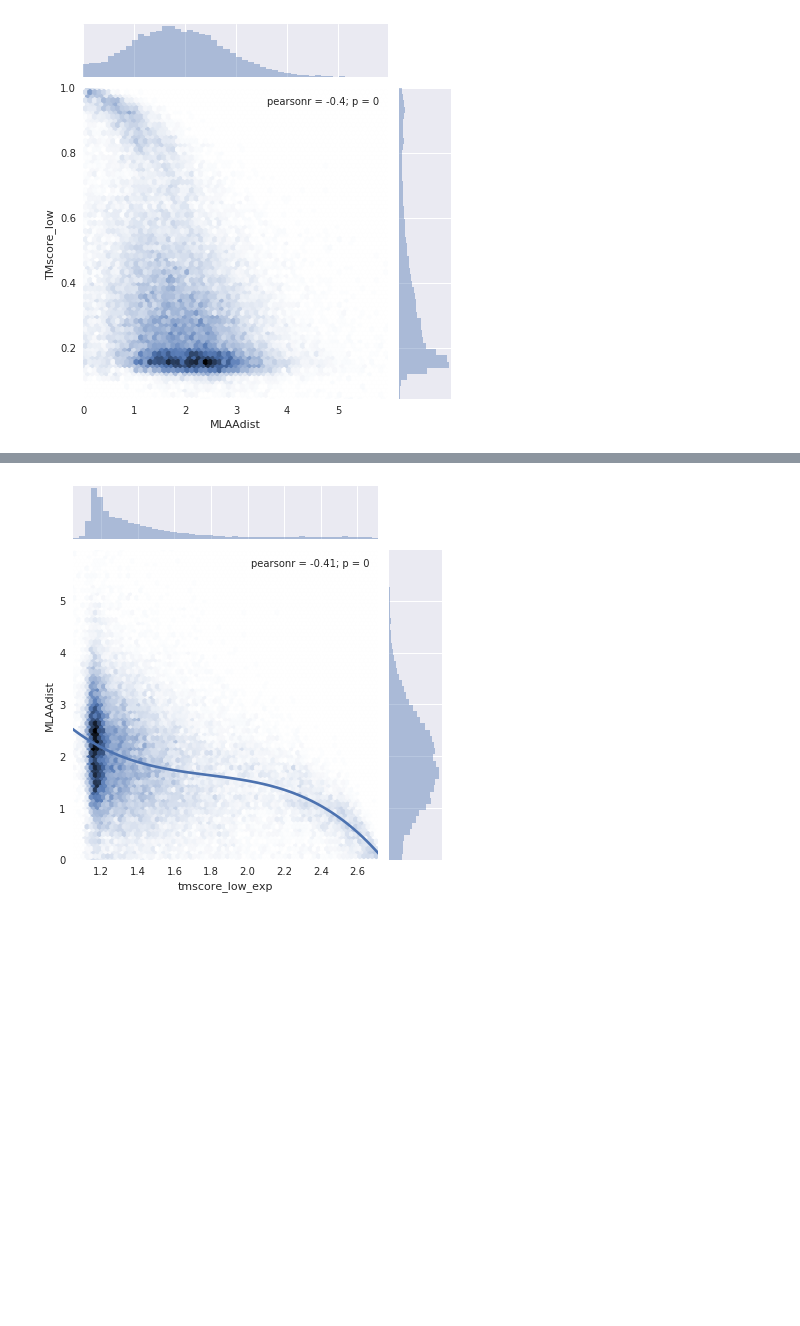
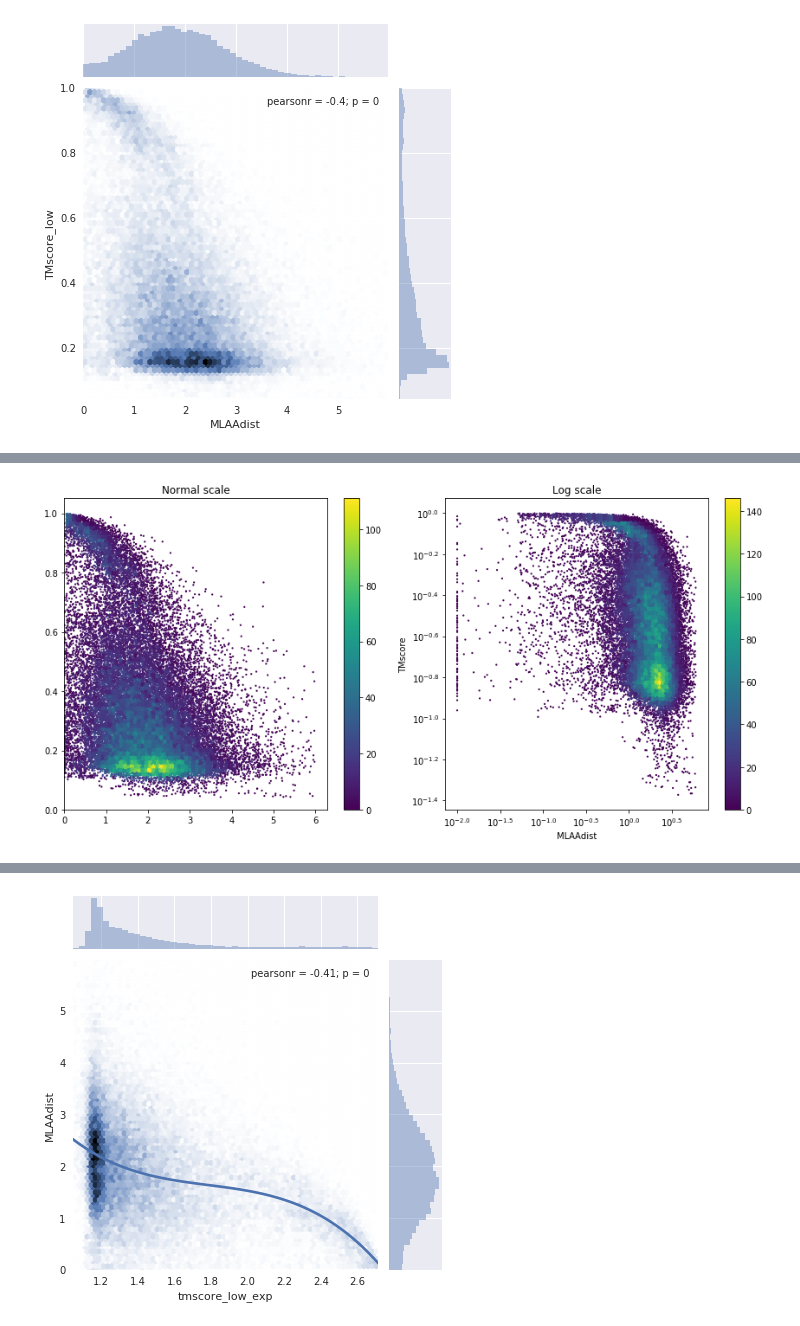
Before and after one commit to patrickbryant1/basic_scilife_scripts, a Jupyter notebook: visual/visual_notebook.ipynb, the cells around one changed output, grey strips where cells are left out. Cells and saved outputs as stored; diff of their text form; code cells hidden in the pictures; blank space fills up the shorter version.

```diff
--- a/visual/visual_notebook.ipynb
+++ b/visual/visual_notebook.ipynb
@@ -95,0 +85,89 @@ print(z)
+# %%
+import numpy as np
+import pandas as pd
+import matplotlib.pyplot as plt
+from matplotlib.ticker import FuncFormatter
+import pdb
+complete_df = pd.read_csv('/home/p/pbryant/pfs/evolution/visual/complete_df.csv')
+#g = sns.JointGrid(x="MLAAdist", y="TMscore_low", data=below_6, xlim=[0,6],ylim=[0.01,1])
+#g.ax_marg_x.hist(below_6["MLAAdist"], bins=np.logspace(0,np.log(6),6))
+#g.ax_marg_y.hist(below_6["TMscore_low"], bins=np.logspace(0,np.log(1),1), orientation="horizontal")
+below_6 = complete_df[complete_df['MLAAdist']<6]
+x = np.asarray(below_6["MLAAdist"])
+y = np.asarray(below_6["TMscore_low"])
+x = np.clip(x, 0.01, 6)
+
+
+# INIT FIGURE #################################################################
+
+fig, (ax1, ax2) = plt.subplots(nrows=1, ncols=2, figsize=(12, 6))
+
+# AX1 #########################################################################
+
+xbins = np.linspace(x.min(), x.max(), 70)
+ybins = np.linspace(y.min(), y.max(), 70)
+
+hist, xedges, yedges = np.histogram2d(x, y bins=(xbins, ybins))
+
+# See http://stackoverflow.com/questions/27156381/python-creating-a-2d-histogram-from-a-numpy-matrix
+
+xidx = np.clip(np.digitize(x, xedges), 0, hist.shape[0]-1)
+yidx = np.clip(np.digitize(y, yedges), 0, hist.shape[1]-1)
+c = hist[xidx, yidx]
+
+sc = ax1.scatter(x, y,
+                 c=c,
+                 s=5,
+                 marker='o',
+                 #cmap='gnuplot2',
+                 linewidth=0,
+                 alpha=1)
+fig.colorbar(sc, ax=ax1)
+
+ax1.set_xlim(xmin=0)
+ax1.set_ylim(ymin=0)
+ax1.set_title("Normal scale")
+
+# AX2 #########################################################################
+
+x = np.log10(x)
+y = np.log10(y)
+
+xbins = np.linspace(x.min(), x.max(), 70)
+ybins = np.linspace(y.min(), y.max(), 70)
+
+hist, xedges, yedges = np.histogram2d(x, y, bins=(xbins, ybins))
+
+# See http://stackoverflow.com/questions/27156381/python-creating-a-2d-histogram-from-a-numpy-matrix
+
+xidx = np.clip(np.digitize(x, xedges), 0, hist.shape[0]-1)
+yidx = np.clip(np.digitize(y, yedges), 0, hist.shape[1]-1)
+c = hist[xidx, yidx]
+
+sc = ax2.scatter(x, y,
+                 c=c,
+                 s=5,
+                 marker='o',
+                 #cmap='gnuplot2',
+                 linewidth=0,
+                 alpha=1)
+fig.colorbar(sc, ax=ax2)
+
+# Use "10^n" instead "n" as ticks label
+func_formatter = lambda x, pos: r'$10^{{{}}}$'.format(round(float(x), 2))
+ax2.xaxis.set_major_formatter(FuncFormatter(func_formatter))
+ax2.yaxis.set_major_formatter(FuncFormatter(func_formatter))
+
+ax2.set_title("Log scale")
+plt.xlabel("MLAAdist", axes = ax2)
+plt.ylabel("TMscore", axes = ax2)
+
+
+# SHOW AND SAVE FILE ##########################################################
+
+plt.tight_layout()
+
+#plt.savefig("hist2d_scatter_plot_logscale_xy.png")
+plt.show()
+# %% [output]
+[figure, added]
```
Also changed, not shown: parts of 5 cells of this notebook, 3 other files.
